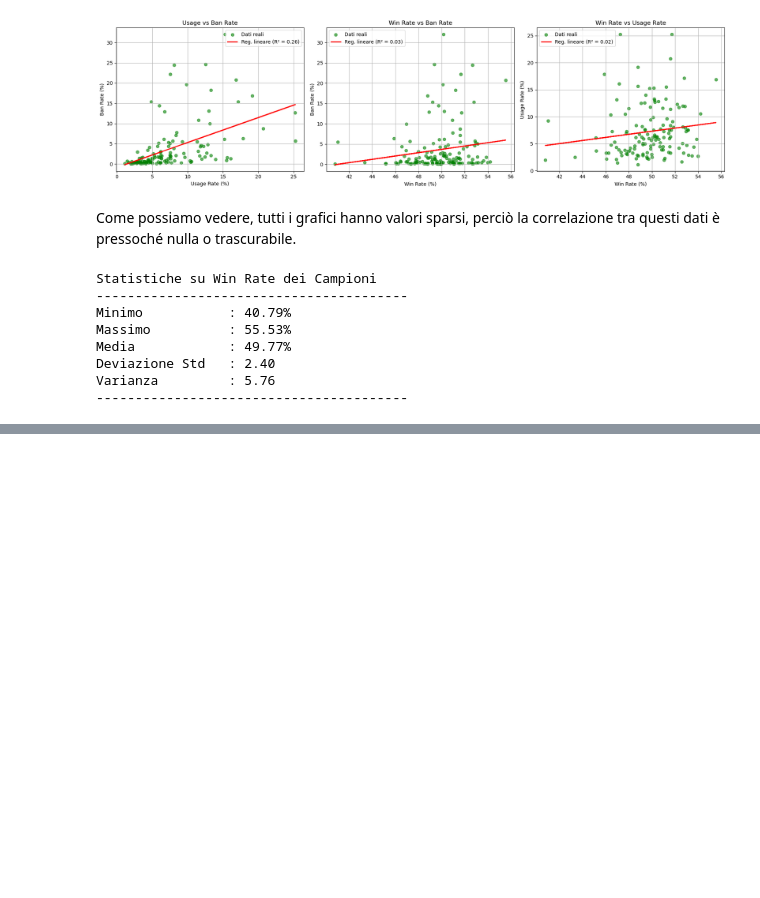
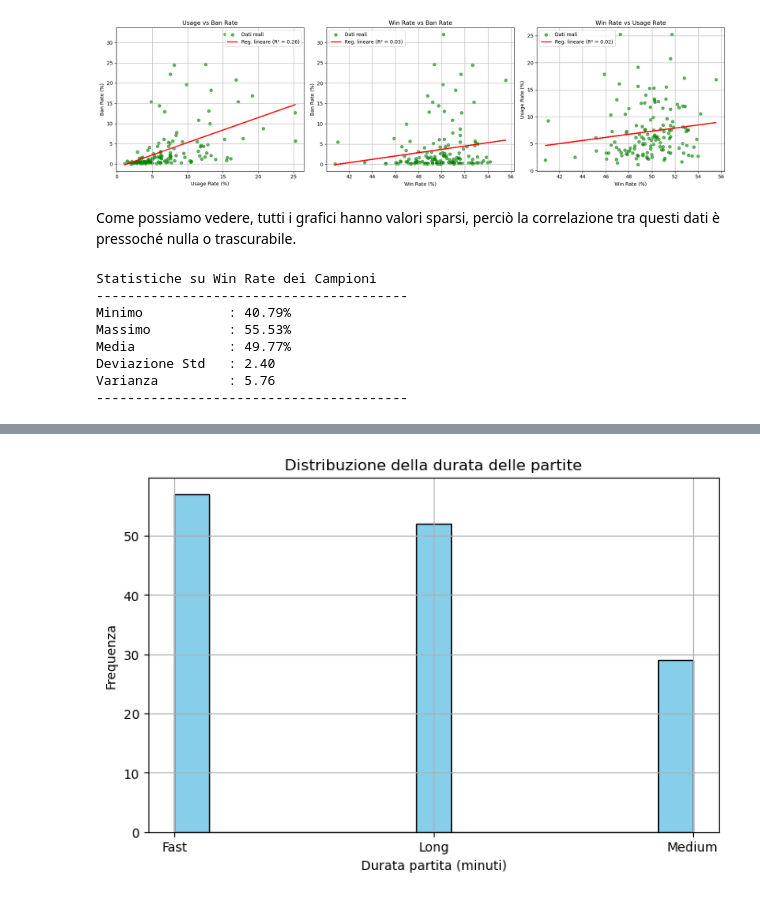
Before and after one commit to FedeDL777/DIP-Project, a Jupyter notebook: main.ipynb, the cells around one changed output, grey strips where cells are left out. Cells and saved outputs as stored; diff of their text form; code cells hidden in the pictures; blank space fills up the shorter version.

```diff
--- a/main.ipynb
+++ b/main.ipynb
@@ -514,0 +594,22 @@ print("-" * 40)
+# %%
+champ_cols = [
+    't1_champ1id', 't1_champ2id', 't1_champ3id', 't1_champ4id', 't1_champ5id',
+    't2_champ1id', 't2_champ2id', 't2_champ3id', 't2_champ4id', 't2_champ5id'
+]
+
+# Applichiamo melt per trasformare i 10 campioni in una colonna unica
+champions_long = pd.melt(
+    games_data,
+    id_vars=["gameId", "gameDuration", "winner", "DurataPartita"],
+    value_vars=champ_cols,
+    var_name="team_slot",
+    value_name="champion_id"
+)
+champions_long["is_win"] = (
+    ((champions_long["winner"] == 1) & champions_long["team_slot"].str.startswith("t1")) |
+    ((champions_long["winner"] == 2) & champions_long["team_slot"].str.startswith("t2"))
+)
+
+# Raggruppa per champion_id e durata categoria
+winrate_by_durata = champions_long.groupby(["champion_id", "DurataPartita"])["is_win"].agg(["mean", "count"]).reset_index()
+winrate_by_durata.rename(columns={"mean": "winrate", "count": "n_partite"}, inplace=True)
@@ -514,0 +671,14 @@ print("-" * 40)
+# %%
+scaling_class = (
+    winrate_by_durata.sort_values("winrate", ascending=False)
+          .drop_duplicates(subset="champion_id")
+          .set_index("champion_id")["DurataPartita"]
+)
+
+# Risultato: Series champion_id → 'early' / 'mid' / 'late'
+scaling_class.name = "scaling_class"
+scaling_class = scaling_class.reset_index().sort_values("scaling_class")
+col_df = ["champion_id", "scaling_class",
+          "tags", "name", "title"]
+
+scaling_class = scaling_class.merge(class_championId, on="champion_id", how="left")[col_df]
@@ -514,0 +701,10 @@ print("-" * 40)
+# %%
+plt.figure(figsize=(8, 5))
+plt.hist(scaling_class["scaling_class"], bins=15, color="skyblue", edgecolor="black")
+plt.title("Distribuzione della durata delle partite")
+plt.xlabel("Durata partita (minuti)")
+plt.ylabel("Frequenza")
+plt.grid(True)
+plt.show()
+# %% [output]
+[figure, added]
```
Also changed, not shown: parts of 11 cells of this notebook.
